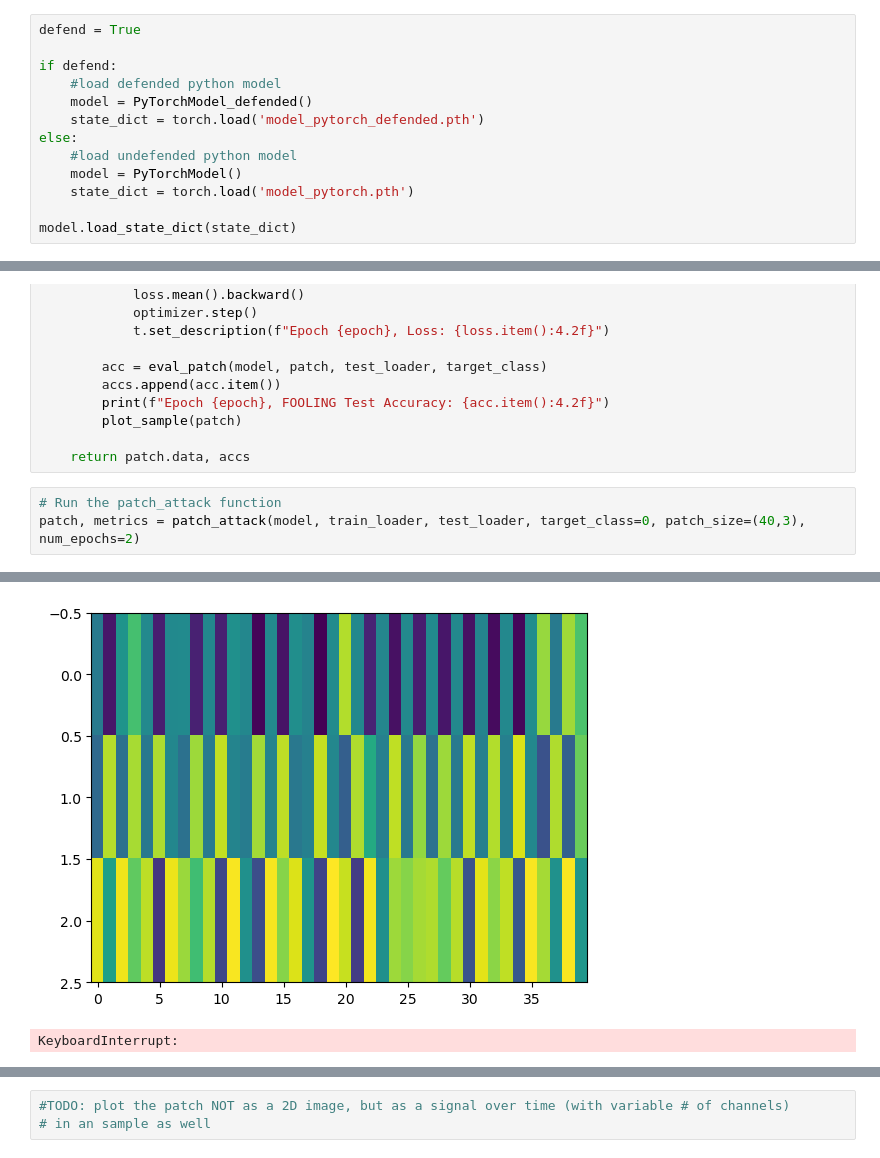
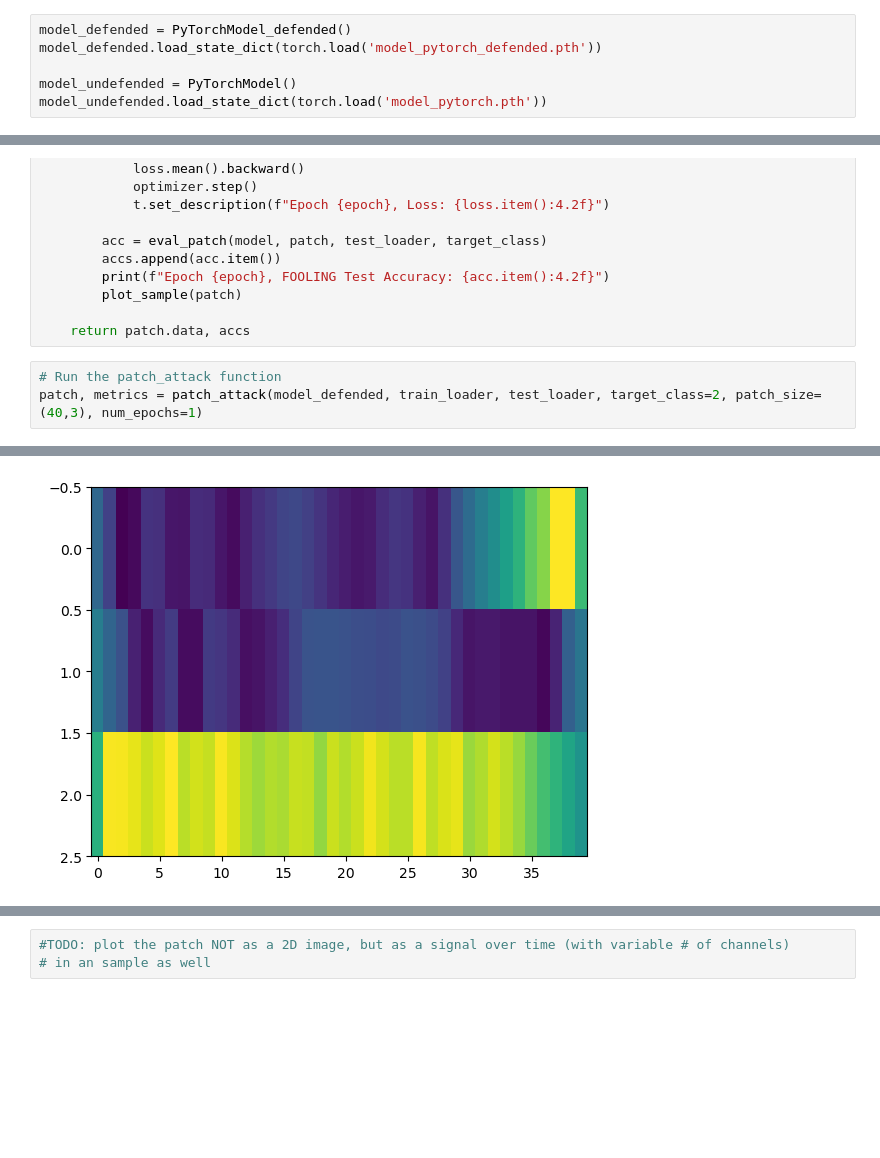
Before and after one commit to gijsdesmit/Project_DL, a Jupyter notebook: patch_attack_pytorch.ipynb, the cells around one changed output, grey strips where cells are left out. Saved outputs shown, nothing was run; the diff lists cells and outputs as text; blank space fills up the shorter version.

Commit message:
Defense random padding (implementation 1) working
-Tested patch attack, check
-Tested FGSM attack, check

To fixed the defense i removed the seeding for numpy

```diff
--- a/patch_attack_pytorch.ipynb
+++ b/patch_attack_pytorch.ipynb
@@ -10,18 +10,11 @@ from model import PyTorchModel, PyTorchModel_defended
 # %%
 batchSize = 10
 # %%
-defend = True
+model_defended = PyTorchModel_defended()
+model_defended.load_state_dict(torch.load('model_pytorch_defended.pth'))
 
-if defend:
-    #load defended python model
-    model = PyTorchModel_defended()
-    state_dict = torch.load('model_pytorch_defended.pth')
-else:
-    #load undefended python model
-    model = PyTorchModel()
-    state_dict = torch.load('model_pytorch.pth')
-
-model.load_state_dict(state_dict)
+model_undefended = PyTorchModel()
+model_undefended.load_state_dict(torch.load('model_pytorch.pth'))
 # %% [output]
 <All keys matched successfully>
 # %%
@@ -132,5 +125,5 @@ def patch_attack(model, train_loader, test_loader, target_class, patch_size=(20,
     return patch.data, accs
 # %%
 # Run the patch_attack function
-patch, metrics = patch_attack(model, train_loader, test_loader, target_class=0, patch_size=(40,3), num_epochs=2)
+patch, metrics = patch_attack(model_defended, train_loader, test_loader, target_class=2, patch_size=(40,3), num_epochs=1)
 # %% [output]
@@ -138,4 +131,3 @@ Epoch 0, FOOLING Test Accuracy: 0.79
-[figure, old version]
+[figure, new version]
-KeyboardInterrupt:
 # %%
 # Run the patch_attack function
```
Also changed, not shown: parts of 3 cells of this notebook, 7 other files.
